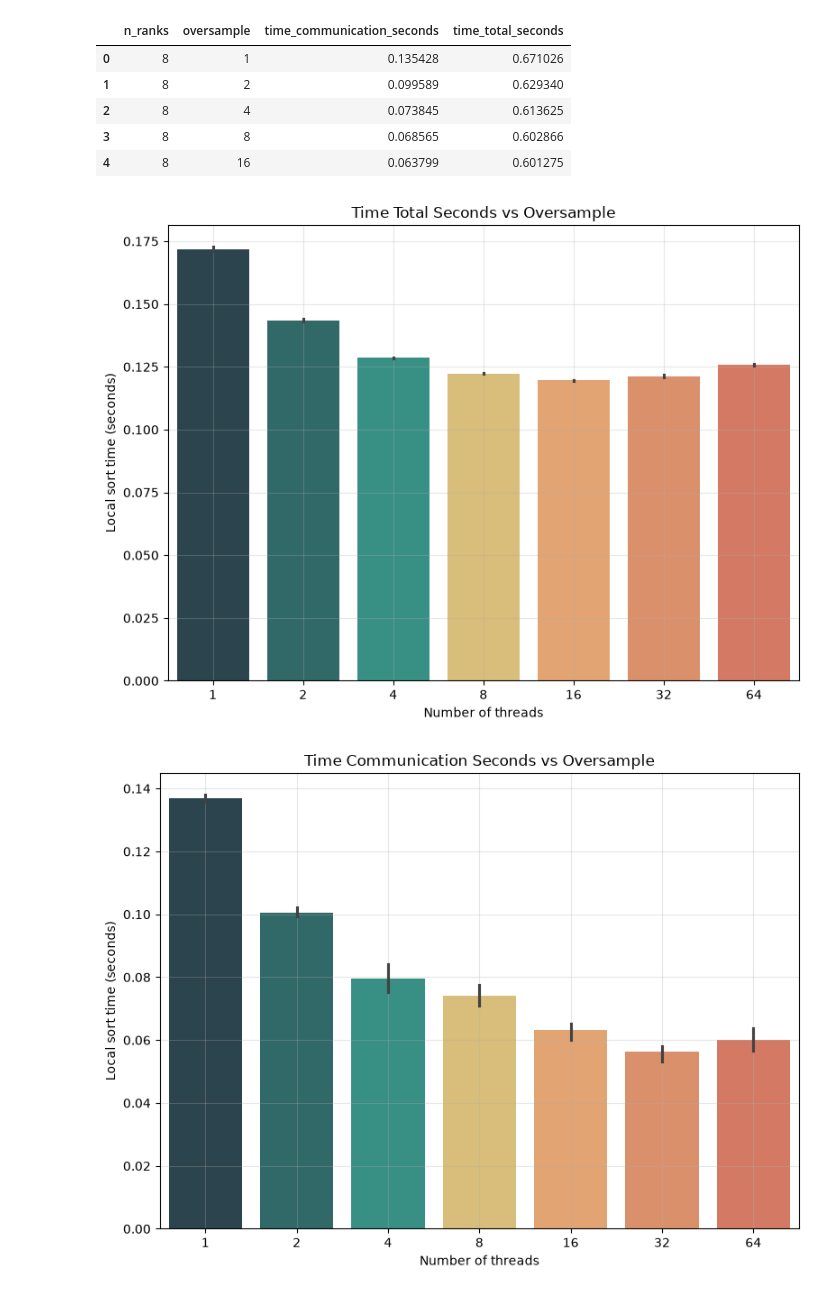
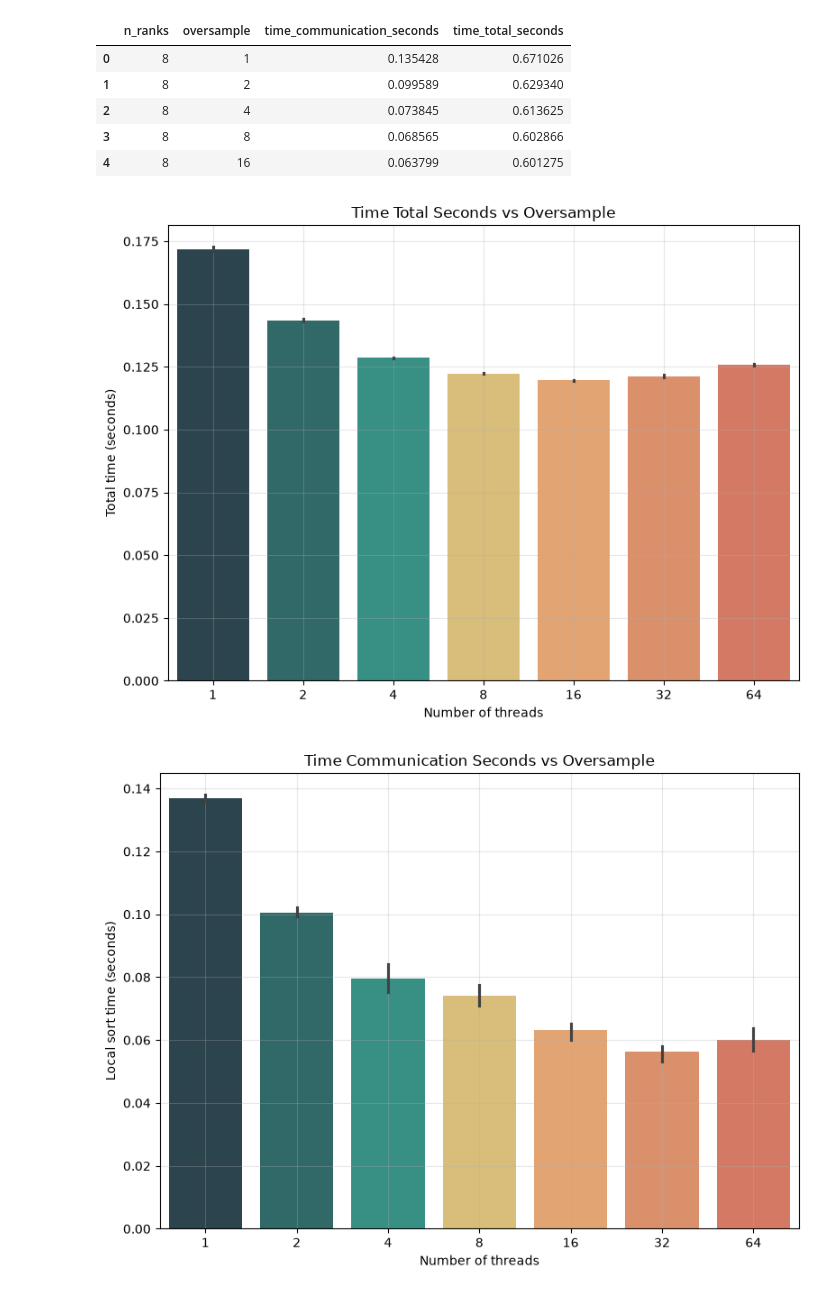
Before and after one commit to frekkoz3/Parallel-Sample-Sort, a Jupyter notebook: Script/oversample_tuning.ipynb, the cells around one changed output. Cells and saved outputs as stored; diff of their text form; code cells hidden in the pictures.

```diff
--- a/Script/oversample_tuning.ipynb
+++ b/Script/oversample_tuning.ipynb
@@ -37,35 +37,35 @@ results.head()
 plot_data = results[ results["n_ranks"] == 64]
 
 custom_palette = {
     1: "#264653",
     2: "#287271",
     4: "#2a9d8f",
     8: "#e9c46a",
     16: "#f4a261",
     32: "#ee8959",
     64: "#e76f51",
 }
 
 
 plt.figure(figsize=(8, 6))
 
 sns.barplot(
     data=plot_data,
     x="oversample",
     y="time_total_seconds",
     hue="oversample",
     palette=custom_palette,
     legend=False
 )
 
 plt.xlabel("Number of threads")
-plt.ylabel("Local sort time (seconds)")
+plt.ylabel("Total time (seconds)")
 plt.title(f"Time Total Seconds vs Oversample")
 plt.grid(True, alpha=0.3)
 plt.tight_layout()
 plt.show()
 # %% [output]
-[figure, old version]
+[figure, new version]
 # %%
 custom_palette = {
     1: "#264653",
```
Also changed, not shown: 2 other files.
